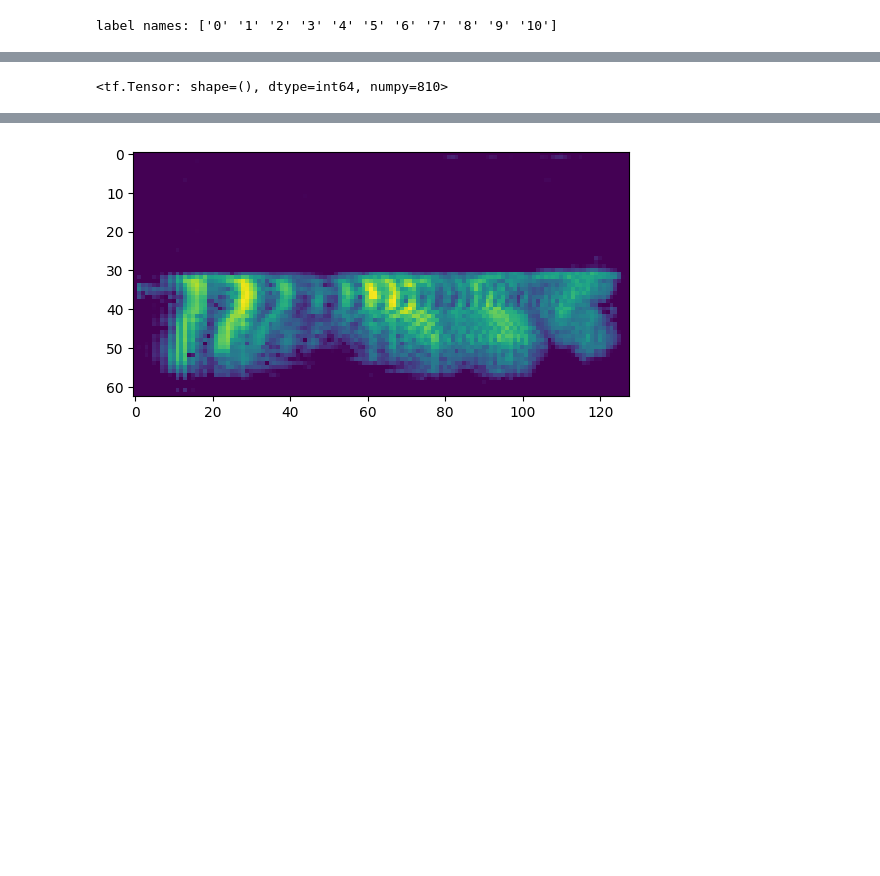
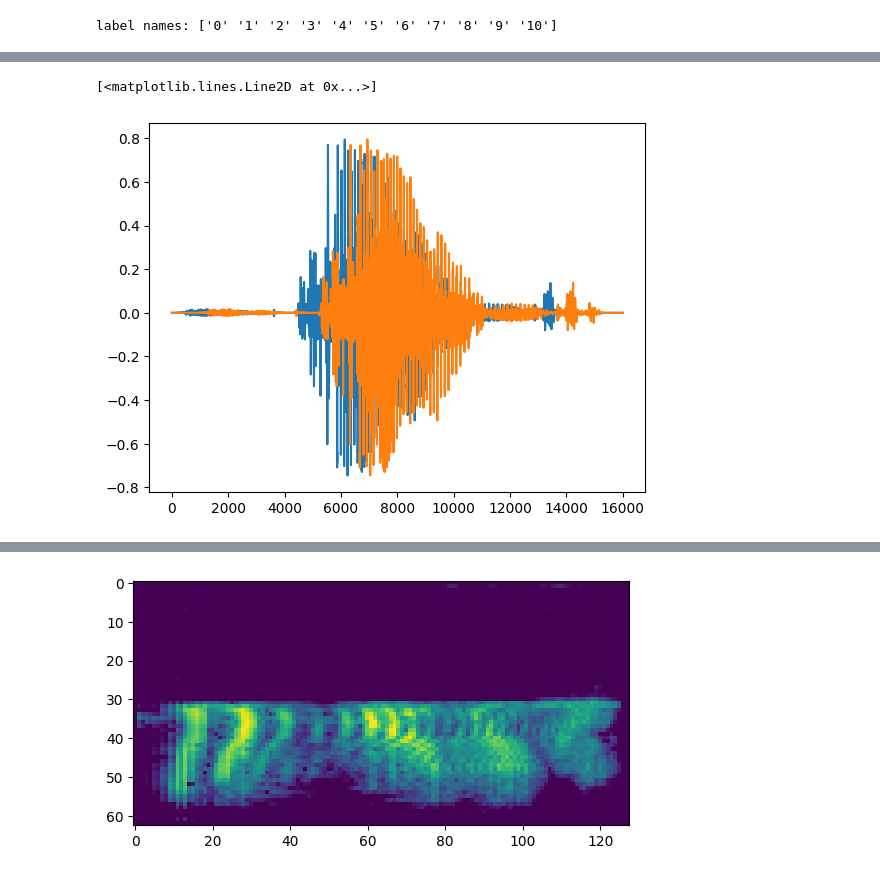
Before and after one commit to izabelatelejko/2024L-Deep-Learning-P2-Transformers, a Jupyter notebook: Project_2.ipynb, the cells around one changed output, grey strips where cells are left out. Saved outputs shown, nothing was run; the diff lists cells and outputs as text; code cells hidden in the pictures; blank space fills up the shorter version.

```diff
--- a/Project_2.ipynb
+++ b/Project_2.ipynb
@@ -82,3 +50,0 @@ SyntaxError: invalid syntax (2650845409.py, line 6)
-# %%
-for X, y in train_ds_shifted_left.take(1):
-    plt.plot(np.arange(0, len(X[0])), X[0].numpy())
@@ -88,5 +51,22 @@ for X, y in train_ds_shifted_left.take(1):
-# %%
-combined_ds = train_ds.concatenate(train_ds_aug)
-combined_ds
-# %% [output]
-<tf.Tensor: shape=(), dtype=int64, numpy=810>
+# %%
+audio = np.asarray(list(train_ds.map(lambda x, y: x)))
+labels = np.asarray(list(train_ds.map(lambda x, y: y)))
+# %%
+augment = Compose(
+    transforms= [
+        AddGaussianNoise(min_amplitude=0.001, max_amplitude=0.015, p=0.5),
+        TimeStretch(min_rate=0.8, max_rate=1.25, p=0.5),
+        PitchShift(min_semitones=-4, max_semitones=4, p=0.5),
+        Shift(p=1, max_shift=0.2, min_shift=-0.2)
+    ],
+    shuffle=True
+)
+# %%
+non_augmented = audio[0:3]
+augmented = augment(samples=audio[0:3], sample_rate=16000)
+# %%
+plt.plot(np.arange(0, len(non_augmented[1])), non_augmented[1])
+plt.plot(np.arange(0, len(non_augmented[1])), augmented[1])
+# %% [output]
+[<matplotlib.lines.Line2D at 0x...>]
+[figure, added]
```
Also changed, not shown: parts of 8 cells of this notebook, 2 other files.
